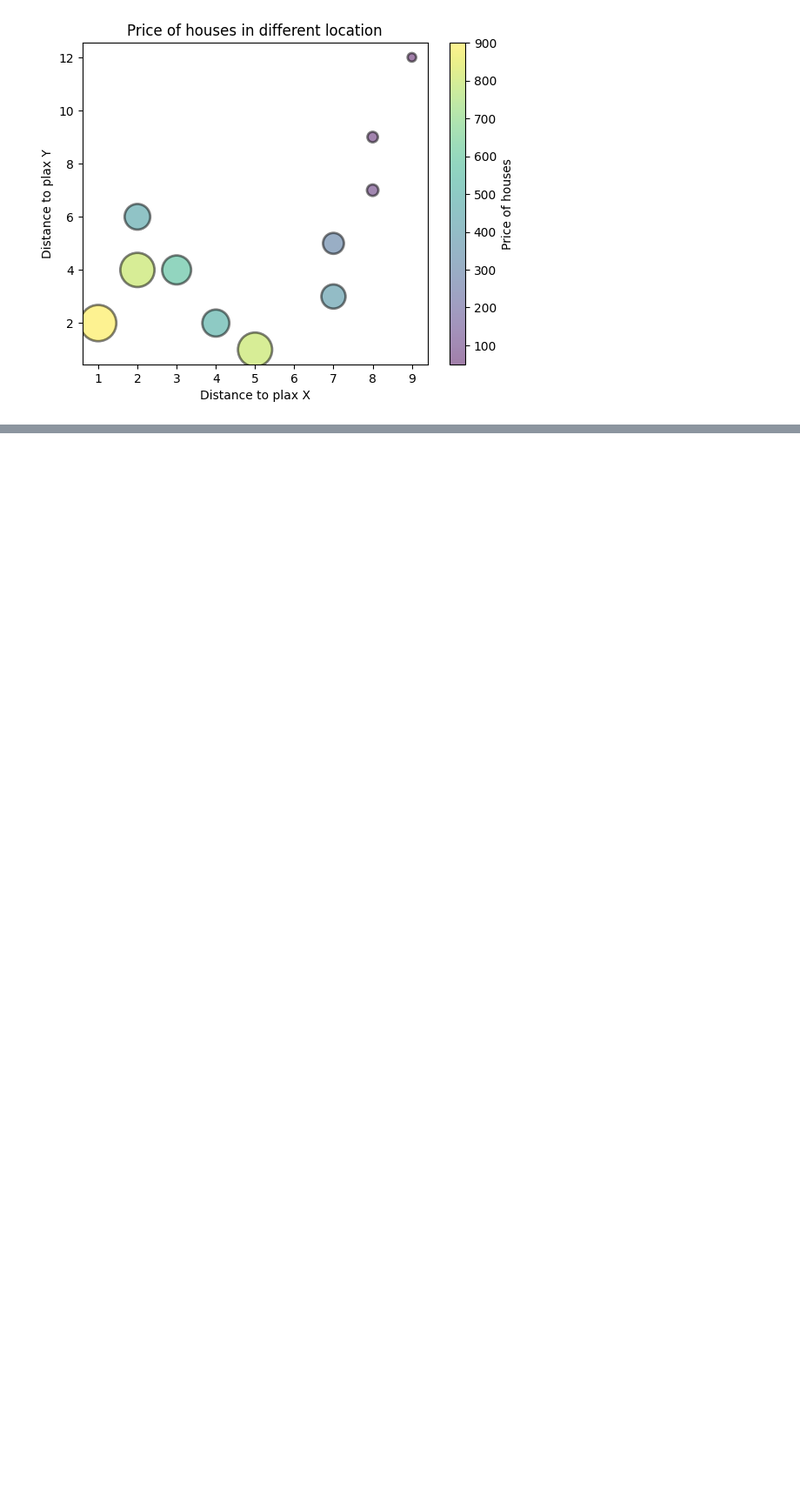
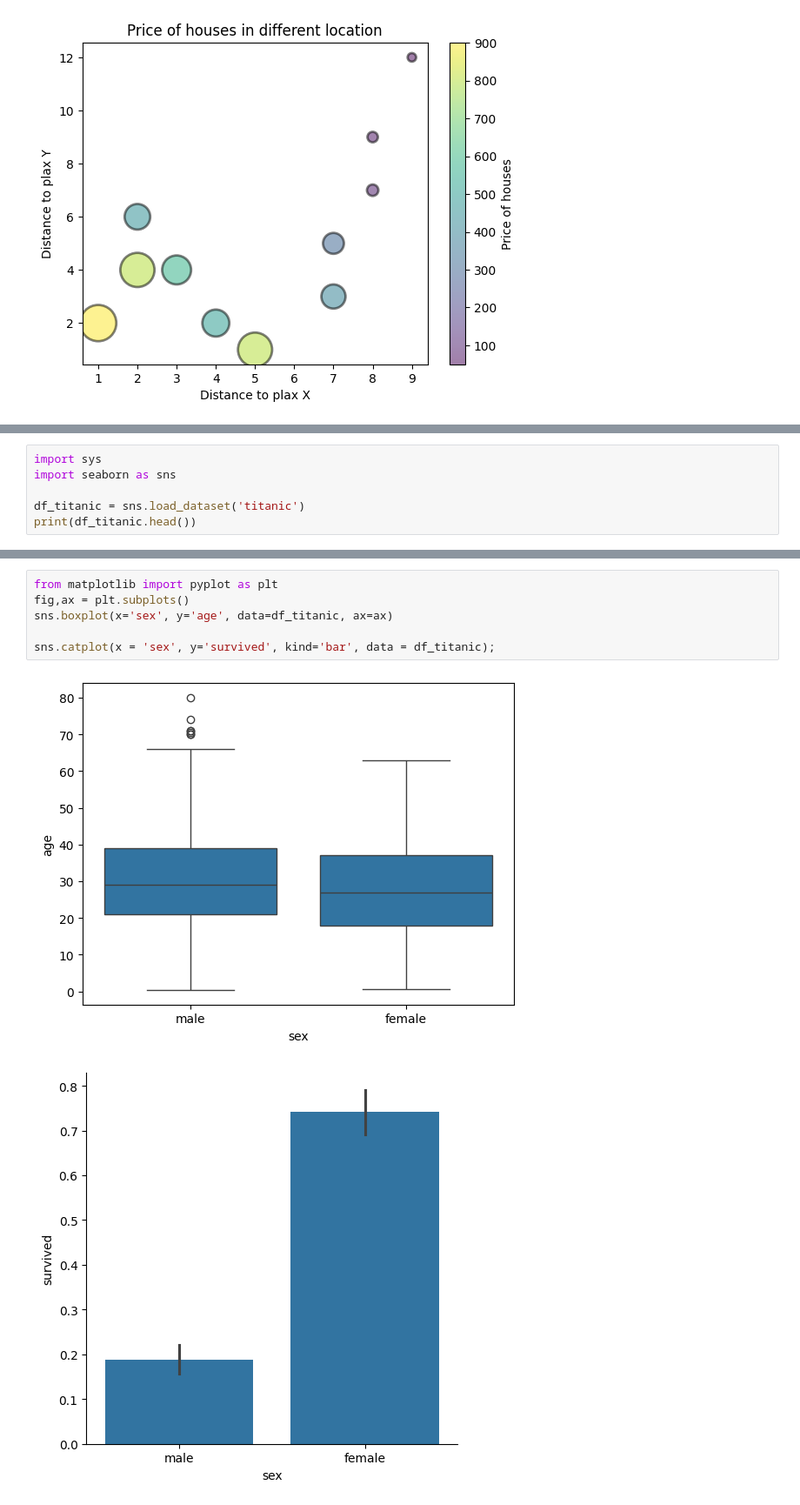
Before and after one commit to dev-faisalsohail/Practice-Python, a Jupyter notebook: stackoverflow/survey.ipynb, the cells around one changed output, grey strips where cells are left out. Shown at 87% size. Cells and saved outputs as stored; diff of their text form; blank space fills up the shorter version.

Commit message:
working on seaborn

```diff
--- a/stackoverflow/survey.ipynb
+++ b/stackoverflow/survey.ipynb
@@ -159,0 +163,6 @@ plt.show()
+# %%
+import sys
+import seaborn as sns
+
+df_titanic = sns.load_dataset('titanic')
+print(df_titanic.head())
@@ -159,0 +183,9 @@ plt.show()
+# %%
+from matplotlib import pyplot as plt
+fig,ax = plt.subplots()
+sns.boxplot(x='sex', y='age', data=df_titanic, ax=ax)
+
+sns.catplot(x = 'sex', y='survived', kind='bar', data = df_titanic);
+# %% [output]
+[figure, added]
+[figure, added]
```
Also changed, not shown: parts of 2 cells of this notebook, 1 other file.
